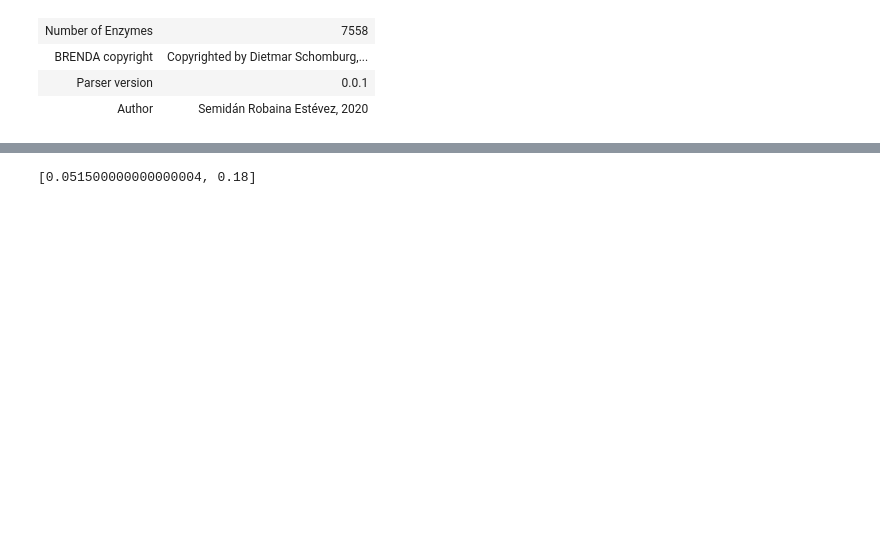
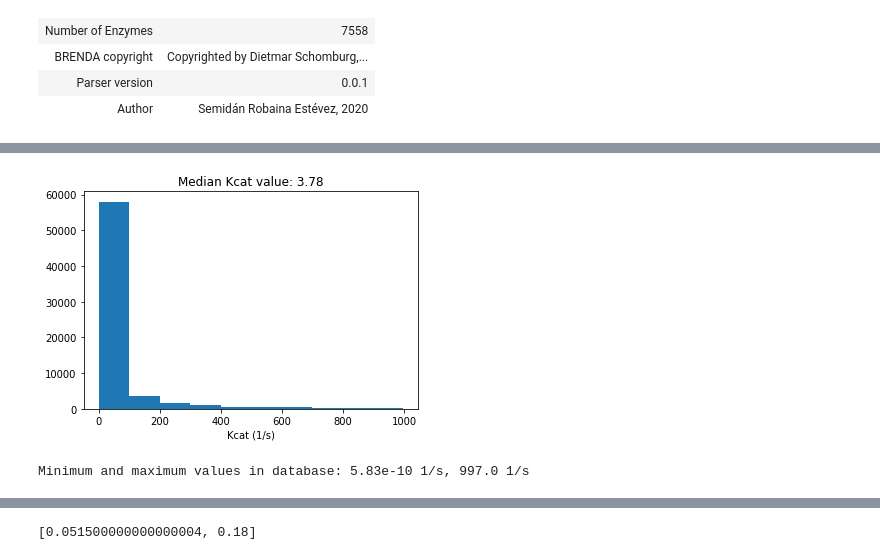
Before and after one commit to Robaina/BRENDApyrser, a Jupyter notebook: README.ipynb, the cells around one changed output, grey strips where cells are left out. Saved outputs shown, nothing was run; the diff lists cells and outputs as text; code cells hidden in the pictures; blank space fills up the shorter version.

```diff
--- a/README.ipynb
+++ b/README.ipynb
@@ -19,0 +37,13 @@ brenda
+# %%
+# Plot all Km values in the database
+BRENDA_Kcats = np.array([v for r in brenda.reactions
+                       for v in r.Kcatvalues.get_values()])
+values = BRENDA_Kcats[(BRENDA_Kcats < 1000) & (BRENDA_Kcats >= 0)]
+plt.hist(values)
+plt.title(f'Median Kcat value: {np.median(values)}')
+plt.xlabel('Kcat (1/s)')
+plt.show()
+print(f'Minimum and maximum values in database: {values.min()} 1/s, {values.max()} 1/s')
+# %% [output]
+[figure, added]
+Minimum and maximum values in database: 5.83e-10 1/s, 997.0 1/s
```
Also changed, not shown: parts of 23 cells of this notebook, 8 other files.
